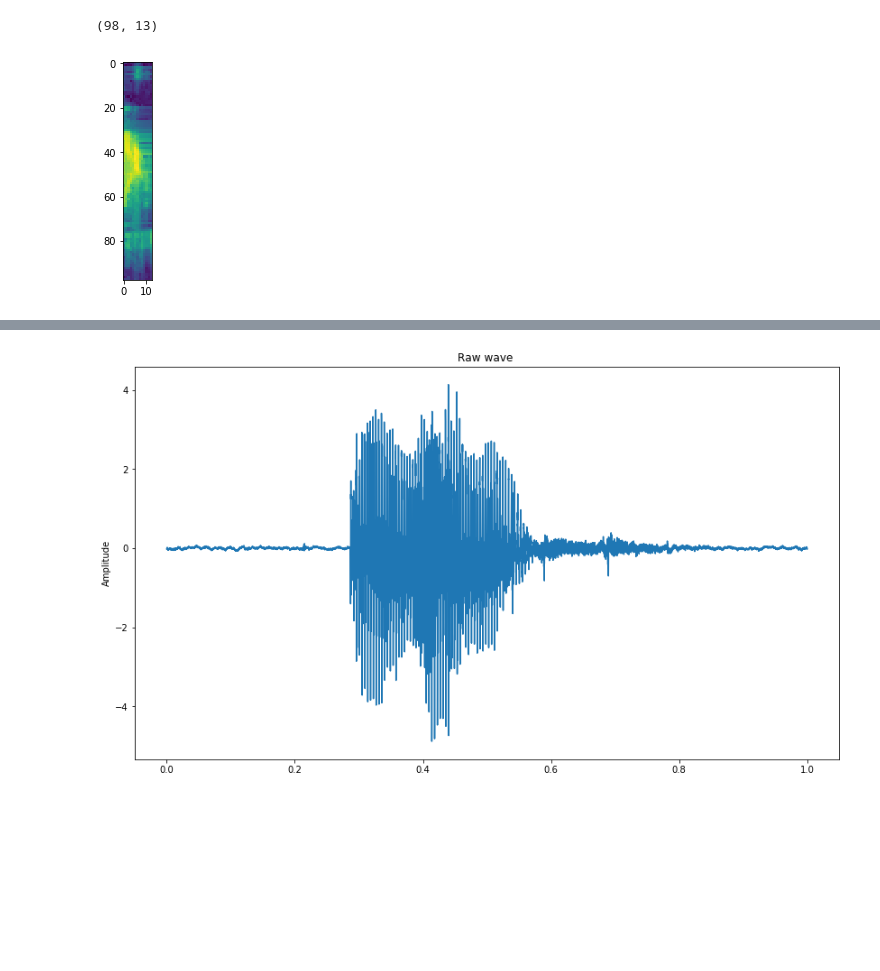
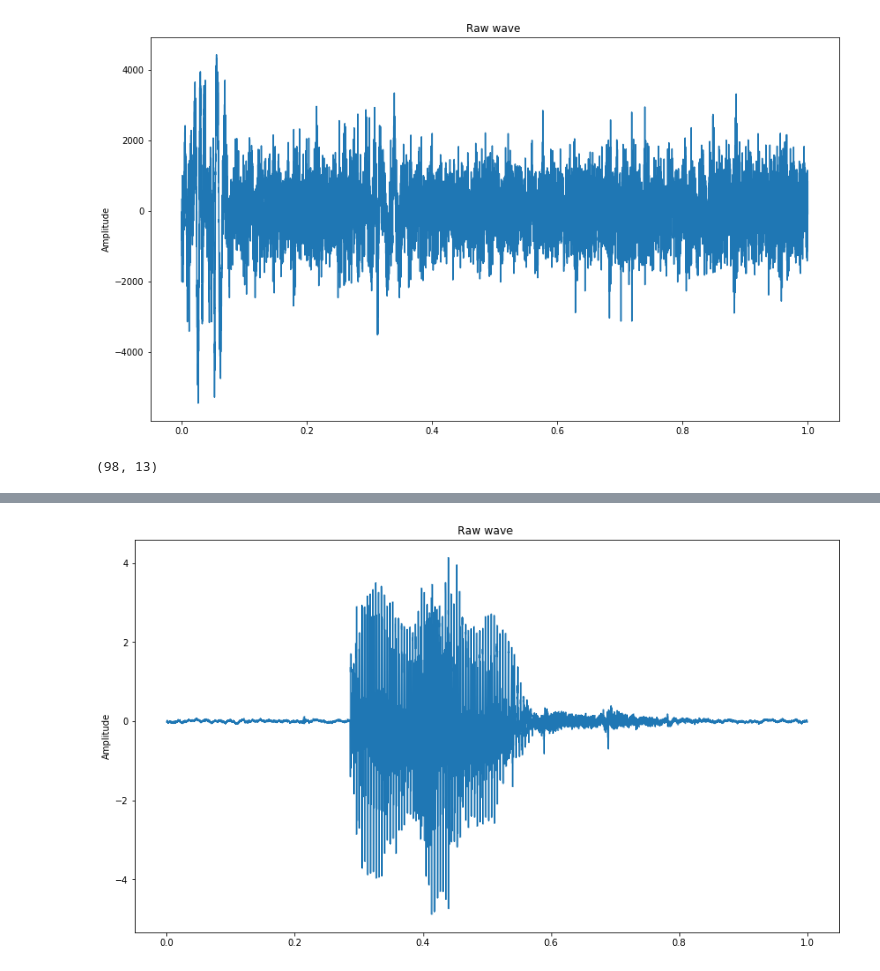
Before and after one commit to 3v1l91l/speech, a Jupyter notebook: src/augment.ipynb, the cells around one changed output, grey strips where cells are left out. Saved outputs shown, nothing was run; the diff lists cells and outputs as text; code cells hidden in the pictures; blank space fills up the shorter version.

```diff
--- a/src/augment.ipynb
+++ b/src/augment.ipynb
@@ -41,31 +41,33 @@ def load_wav_by_path(p, fs):
     return wav
 # %%
 fs = 16000
-wav = load_wav_by_path("../input/test/audio/clip_0a0a60a16.wav", fs)
+wav = load_wav_by_path("../input/test/audio/clip_8b0fd6b46.wav", fs)
+wav = load_wav_by_path("../input/train/audio/silence/noise_550.wav", fs)
+
 # plt.hist(wav)
 # print(wav)
 # wav = wav / np.max(wav)
 # y_mod = wav / np.max(wav)
 
 # y_mod = y_mod + np.roll(np.flip(y_mod, axis=0), int(fs*0.1))
 # # wav_mod = effects.time_stretch(wav, 0.8)
 # # wav_mod = wav_mod[-fs:]
 
-# plot_time_series(wav)
+plot_time_series(wav)
 spec = speechpy.feature.lmfe(wav, sampling_frequency=fs, frame_length=0.030, frame_stride=0.01,
              num_filters=13, fft_length=256, low_frequency=0, high_frequency=8000)
 print(spec.shape)
 # fig = plt.figure(figsize=(14, 8))
 # print(wav.shape)
 
-x = plt.imshow(spec)
+# x = plt.imshow(spec)
 
 # plot_time_series(wav_mod)
 # x = plt.specgram(wav_mod, Fs=fs)
 # print(len(wav_mod))
 # %% [output]
+[figure, new version]
 (98, 13)
-[figure, old version]
 # %%
 ipd.Audio(wav, rate=fs)
 # %% [output]
```
Also changed, not shown: 2 other files.
